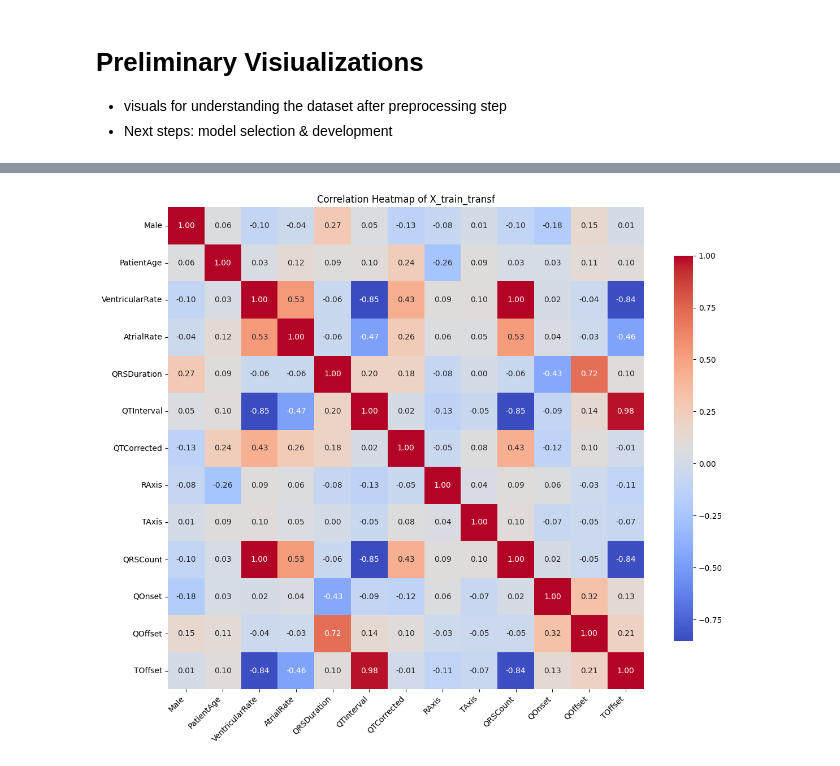
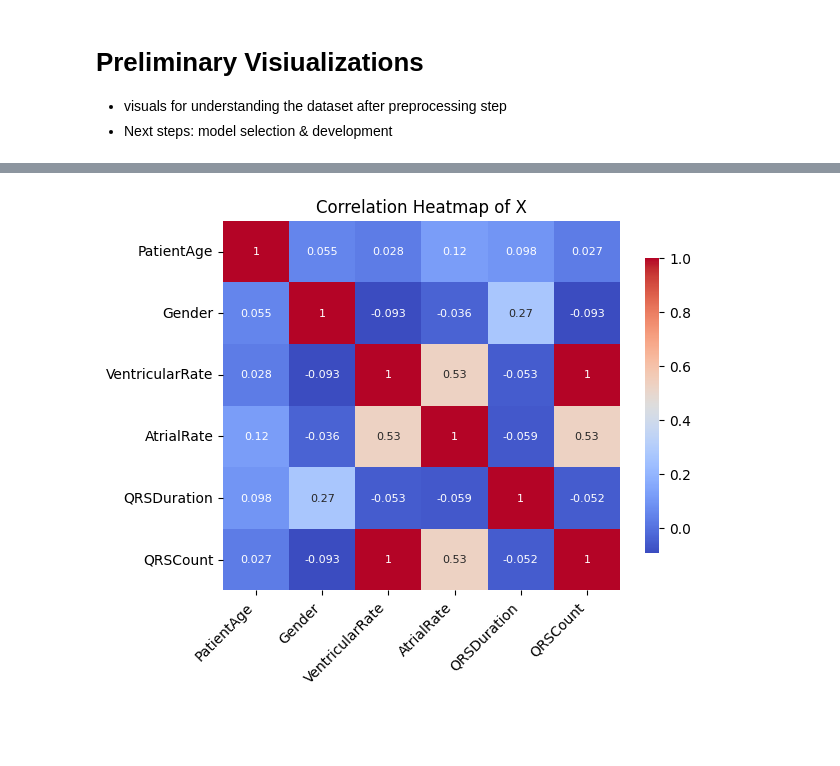
Before and after one commit to mlhbui/ml-ecg, a Jupyter notebook: src/Bui_EKG_ML_Model.ipynb, the cells around one changed output, grey strips where cells are left out. Saved outputs shown, nothing was run; the diff lists cells and outputs as text; code cells hidden in the pictures; blank space fills up the shorter version.

```diff
--- a/src/Bui_EKG_ML_Model.ipynb
+++ b/src/Bui_EKG_ML_Model.ipynb
@@ -430,0 +176,4 @@ Sparsity Ratio: 90.42%
+# %%
+df_diagnostics = df.drop_duplicates()
+print('Data shape:', df_diagnostics.shape)
+df_diagnostics.head()
@@ -430,0 +188,3 @@ Sparsity Ratio: 90.42%
+# %%
+label_counts = df_diagnostics['Rhythm'].value_counts()
+print(label_counts)
@@ -430,0 +231,26 @@ Sparsity Ratio: 90.42%
+# %%
+from sklearn.preprocessing import LabelEncoder
+from sklearn.model_selection import train_test_split
+import matplotlib.pyplot as plt
+
+# rhythm_le = LabelEncoder() # NOTE: DON'T NEED TO TRANSFORM
+gender_le = LabelEncoder()
+
+y = df_diagnostics['Rhythm']
+df_diagnostics['Gender'] = gender_le.fit_transform(df_diagnostics['Gender'])
+
+X = df_diagnostics[['PatientAge', 'Gender', 'VentricularRate', 'AtrialRate', 'QRSDuration', 'QRSCount']]
+X = X.astype('float32')
+
+X_train, X_test, y_train, y_test = train_test_split(
+    X, y,
+    test_size=0.2,
+    random_state=0,
+    stratify=y
+)
+
+# data split info
+print('X_train shape:', X_train.shape)
+print('X_test shape:', X_test.shape)
+print('y_train shape:', y_train.shape)
+print('y_test shape:', y_test.shape)
@@ -452,17 +375,14 @@ dtype: int64
 # %%
 import seaborn as sns
 import matplotlib.pyplot as plt
 
-plt.figure(figsize=(12, 10))
 
 # heatmap
-sns.heatmap(df_X_train_final.corr(), annot=True, cmap='coolwarm', fmt='.2f',
-            annot_kws={'size': 10}, cbar_kws={'shrink': 0.8})
+sns.heatmap(X.corr(), annot=True, cmap='coolwarm',
+            annot_kws={'size': 8}, cbar_kws={'shrink': 0.8})
 
 plt.xticks(rotation=45, ha='right')
-plt.yticks(rotation=0)
-plt.title('Correlation Heatmap of X_train_transf')
-plt.tight_layout()
+plt.title('Correlation Heatmap of X')
 plt.show()
 # %% [output]
-[figure, old version]
+[figure, new version]
```
Also changed, not shown: parts of 58 cells of this notebook.
